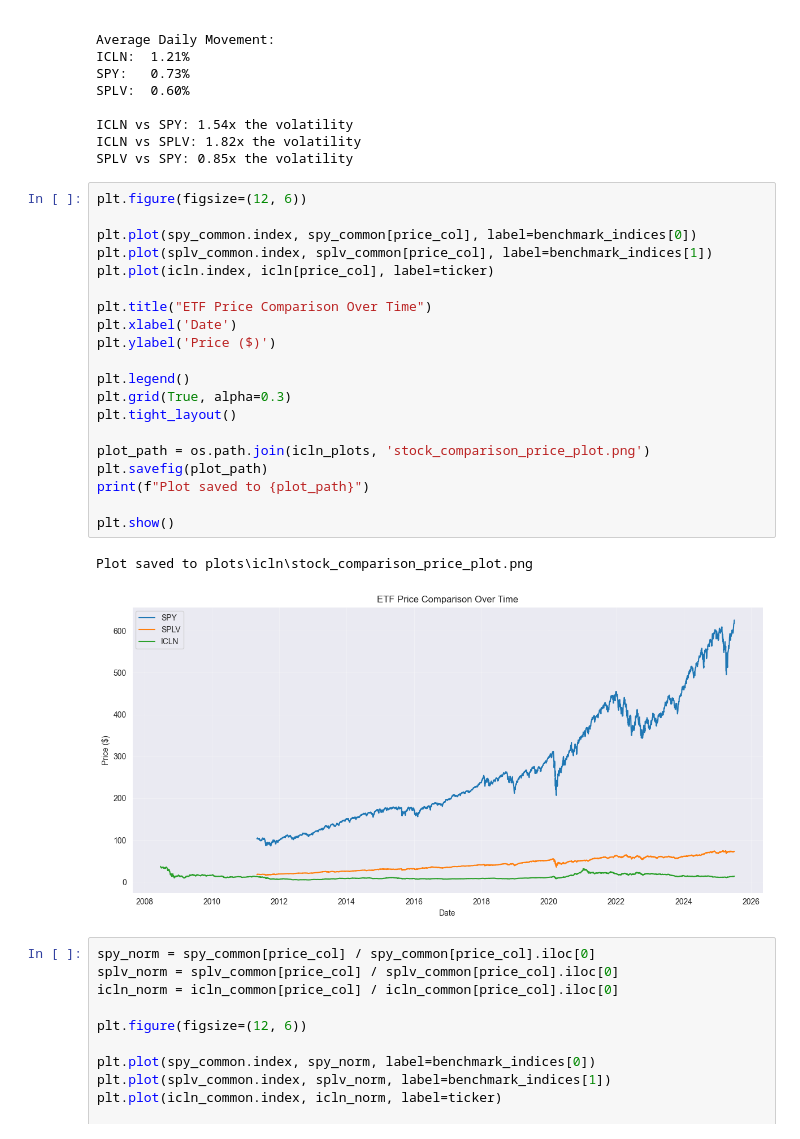
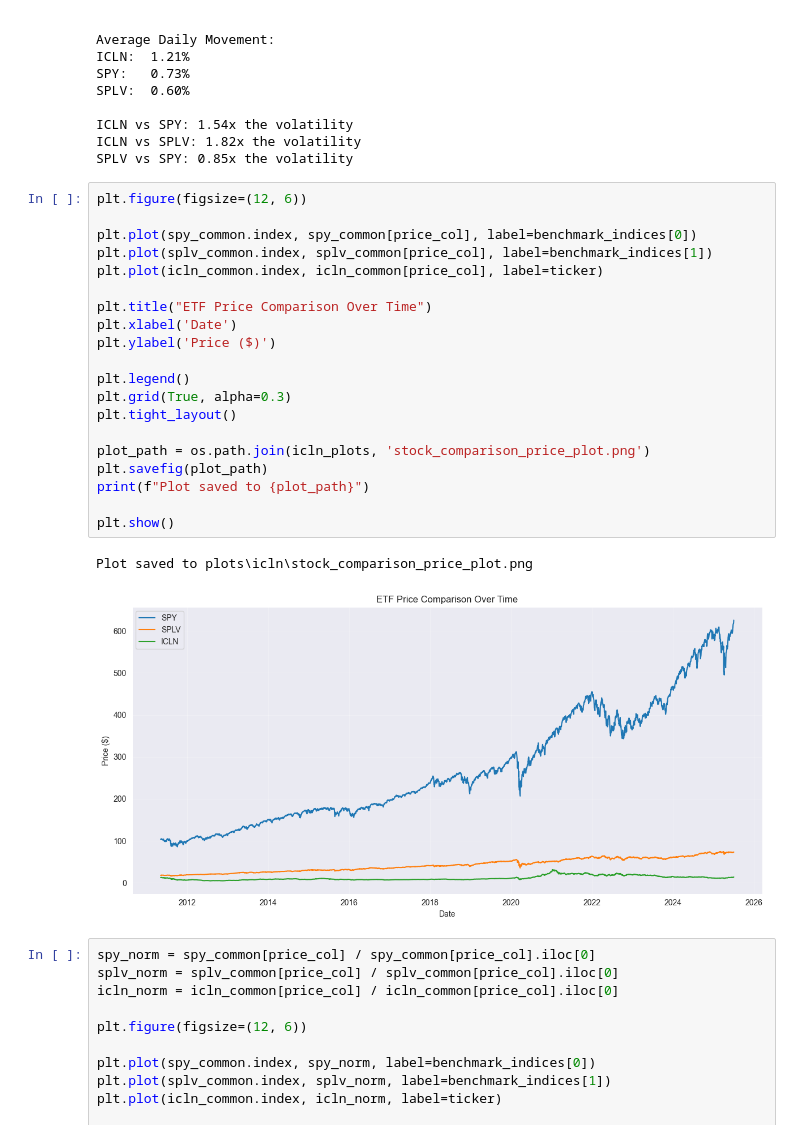
Before and after one commit to NureTkachMykhailo/summer-school-ai-for-greener-planet, a Jupyter notebook: icln-analysis.ipynb, the cells around one changed output. Drawn from its saved outputs; the diff is of its cells as text.

```diff
--- a/icln-analysis.ipynb
+++ b/icln-analysis.ipynb
@@ -221,26 +225,26 @@ SPLV vs SPY: 0.85x the volatility
 # %%
 plt.figure(figsize=(12, 6))
 
 plt.plot(spy_common.index, spy_common[price_col], label=benchmark_indices[0])
 plt.plot(splv_common.index, splv_common[price_col], label=benchmark_indices[1])
-plt.plot(icln.index, icln[price_col], label=ticker)
+plt.plot(icln_common.index, icln_common[price_col], label=ticker)
 
 plt.title("ETF Price Comparison Over Time")
 plt.xlabel('Date')
 plt.ylabel('Price ($)')
 
 plt.legend()
 plt.grid(True, alpha=0.3)
 plt.tight_layout()
 
 plot_path = os.path.join(icln_plots, 'stock_comparison_price_plot.png')
 plt.savefig(plot_path)
 print(f"Plot saved to {plot_path}")
 
 plt.show()
 # %% [output]
 Plot saved to plots\icln\stock_comparison_price_plot.png
-[figure, old version]
+[figure, new version]
 # %%
 spy_norm = spy_common[price_col] / spy_common[price_col].iloc[0]
 splv_norm = splv_common[price_col] / splv_common[price_col].iloc[0]
```
Also changed, not shown: parts of 12 cells of this notebook, 26 other files.
